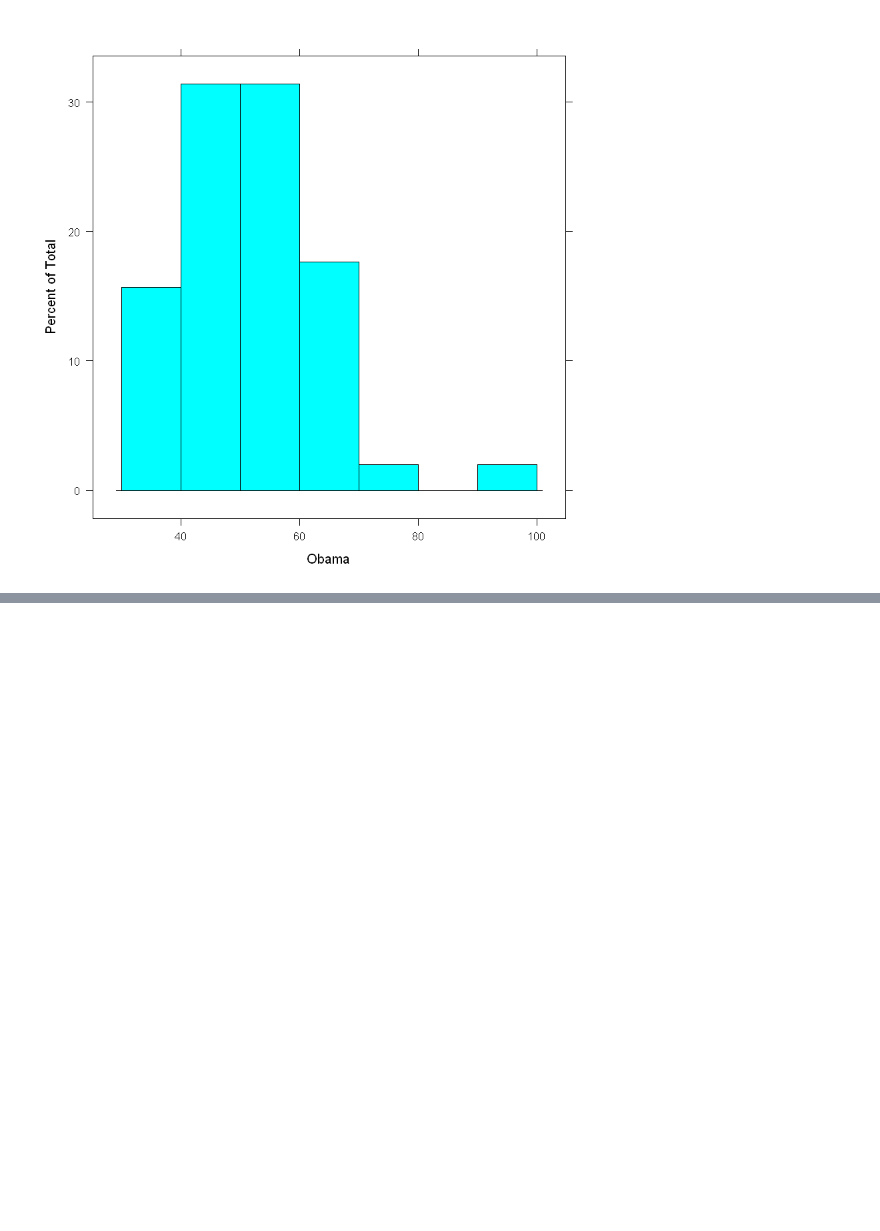
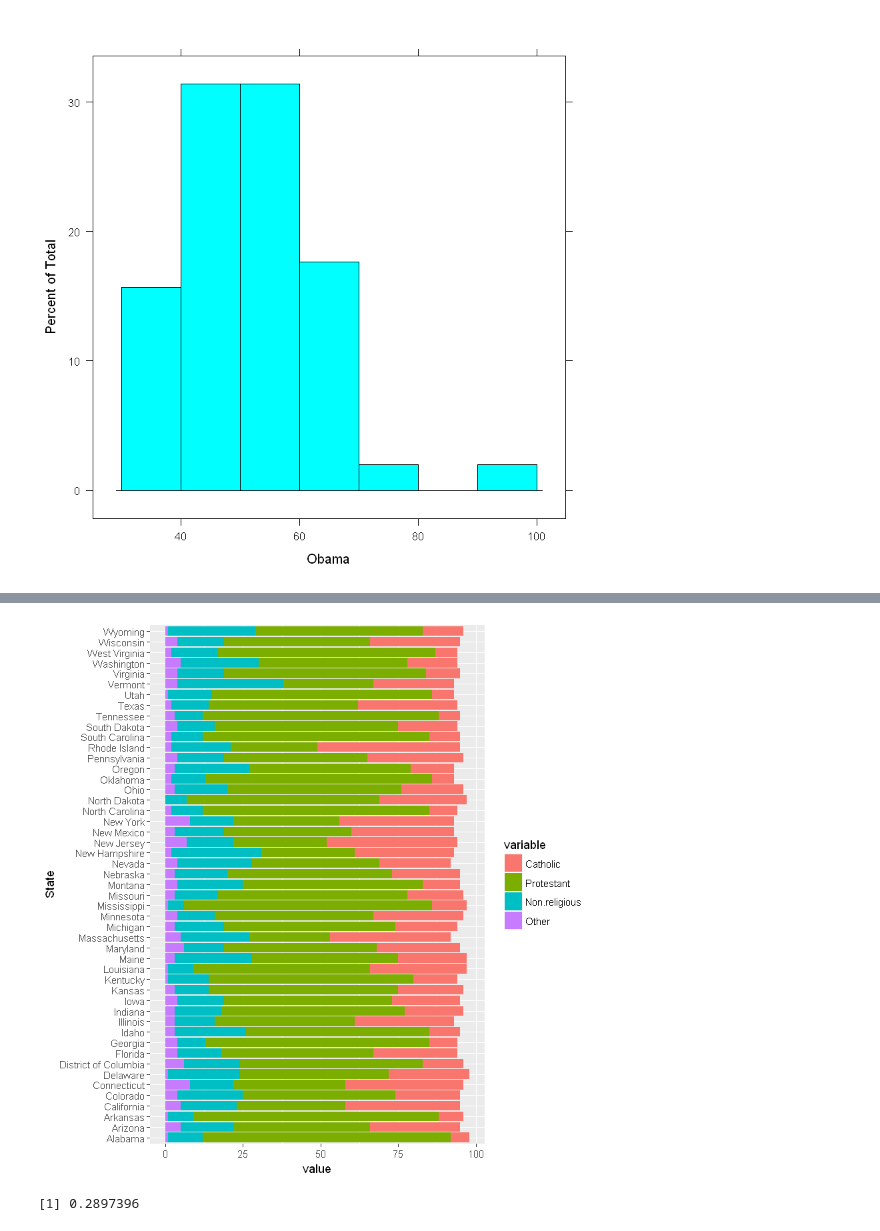
Before and after one commit to khanhnguyendata/learning-R, a Jupyter notebook: 14-Exploring_and_visualizing/14.ipynb, the cells around one changed output, grey strips where cells are left out. Cells and saved outputs as stored; diff of their text form; code cells hidden in the pictures; blank space fills up the shorter version.

```diff
--- a/14-Exploring_and_visualizing/14.ipynb
+++ b/14-Exploring_and_visualizing/14.ipynb
@@ -52,0 +155,11 @@ histogram(~Obama, obama_vs_mccain, breaks = 5)
+# %%
+ggplot(religions_long, aes(State, value, fill=variable)) +
+geom_bar(stat='identity') +
+coord_flip()
+# %% [output]
+[figure, added]
+# %%
+# 14.1
+with(obama_vs_mccain, cor(Obama, Unemployment))
+# %% [output]
+[1] 0.2897396
```
Also changed, not shown: parts of 32 cells of this notebook, 1 other file.
